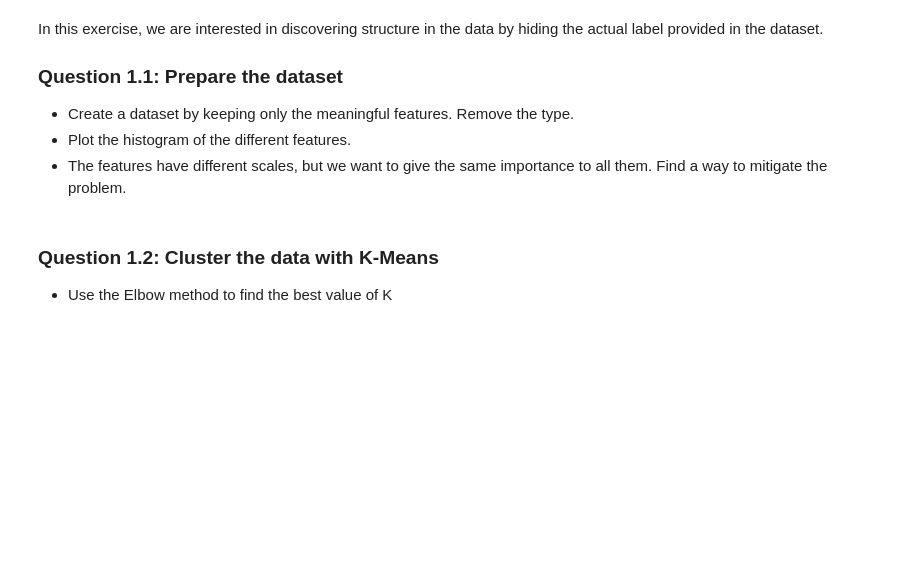
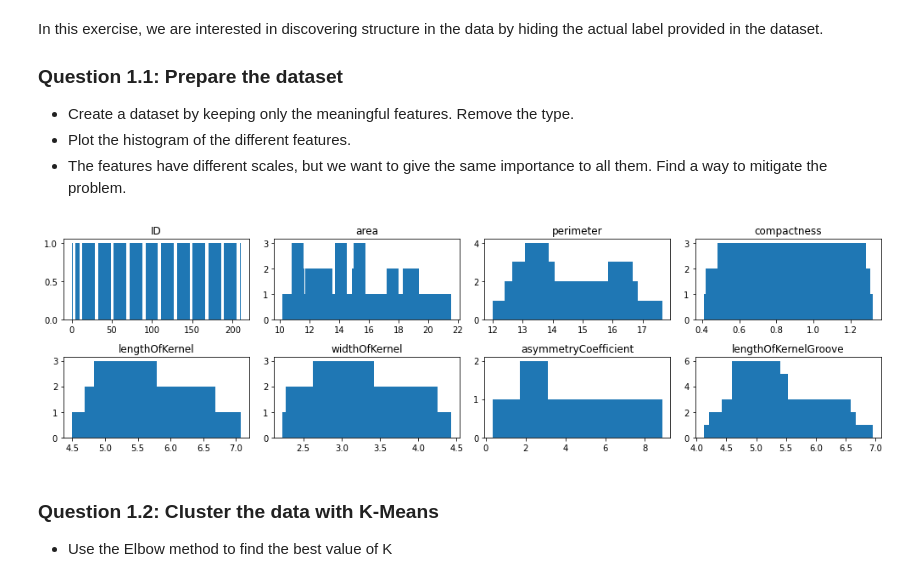
Before and after one commit to Seif-Wessam/2023, a Jupyter notebook: Exercises/08 - Learning from data - Unsupervised learning/Unsupervised_Learning.ipynb, the cells around one changed output. Saved outputs shown, nothing was run; the diff lists cells and outputs as text; code cells hidden in the pictures; blank space fills up the shorter version.

```diff
--- a/Exercises/08 - Learning from data - Unsupervised learning/Unsupervised_Learning.ipynb
+++ b/Exercises/08 - Learning from data - Unsupervised learning/Unsupervised_Learning.ipynb
@@ -354,6 +354,25 @@ In this exercise, we are interested in discovering structure in the data by hidi
 - Create a dataset by keeping only the meaningful features. Remove the type.
 - Plot the histogram of the different features.
 - The features have different scales, but we want to give the same importance to all them. Find a way to mitigate the problem.
+# %%
+#1-
+useful_X = seeds.drop('seedType', axis=1)
+#2-
+fig, axs = plt.subplots(2, 4, figsize=(14, 4), sharey=False)
+for i, feature in enumerate(useful_X.columns):
+    ax = axs[i//4, i%4]
+    ax.bar(useful_X[feature].value_counts().index, useful_X[feature].value_counts())#useful_X[feature].value_counts().index, 3shan ta5od kol values mennohom, w men8eir.index hata5od 3adadhom bas
+    #print(useful_X[feature].value_counts().index)
+    #print(useful_X[feature].value_counts())
+    ax.set_title(feature)
+
+plt.tight_layout()
+#3- MIN-MAX-STANDARDIZATION
+from sklearn.preprocessing import StandardScaler
+useful_X = StandardScaler().fit_transform(useful_X)
+#print(useful_X.value_counts().index)
+# %% [output]
+[figure, added]
 # %% [markdown]
 ### Question 1.2: Cluster the data with K-Means
 
```
Also changed, not shown: parts of 12 cells of this notebook.
